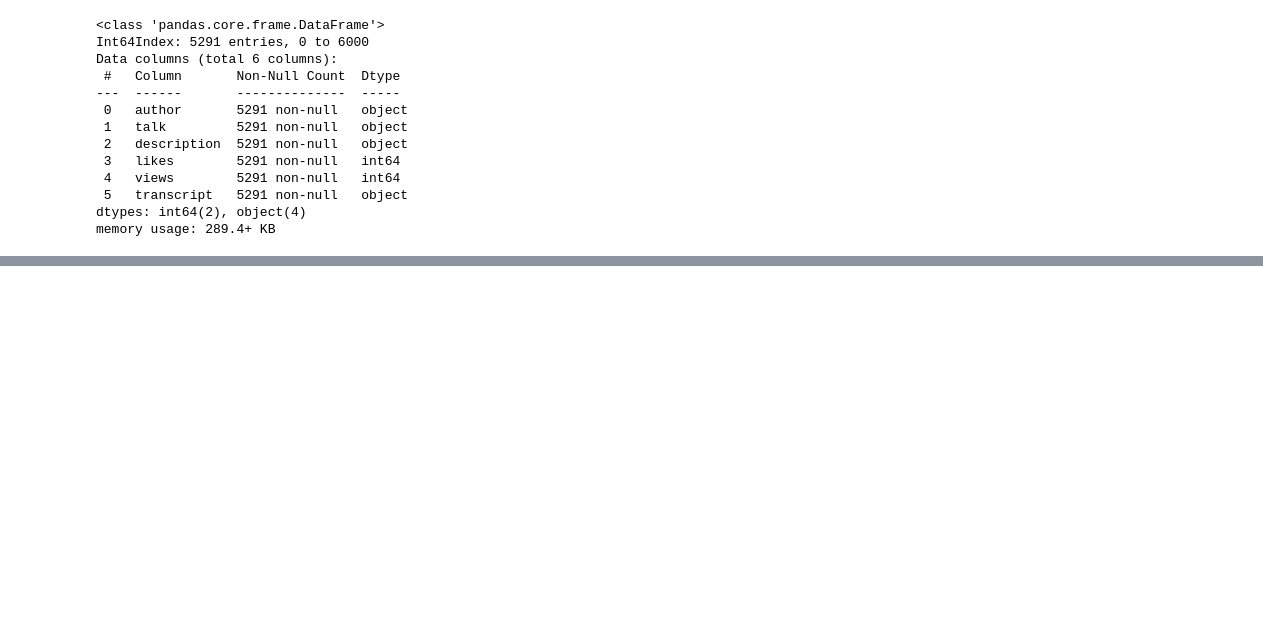
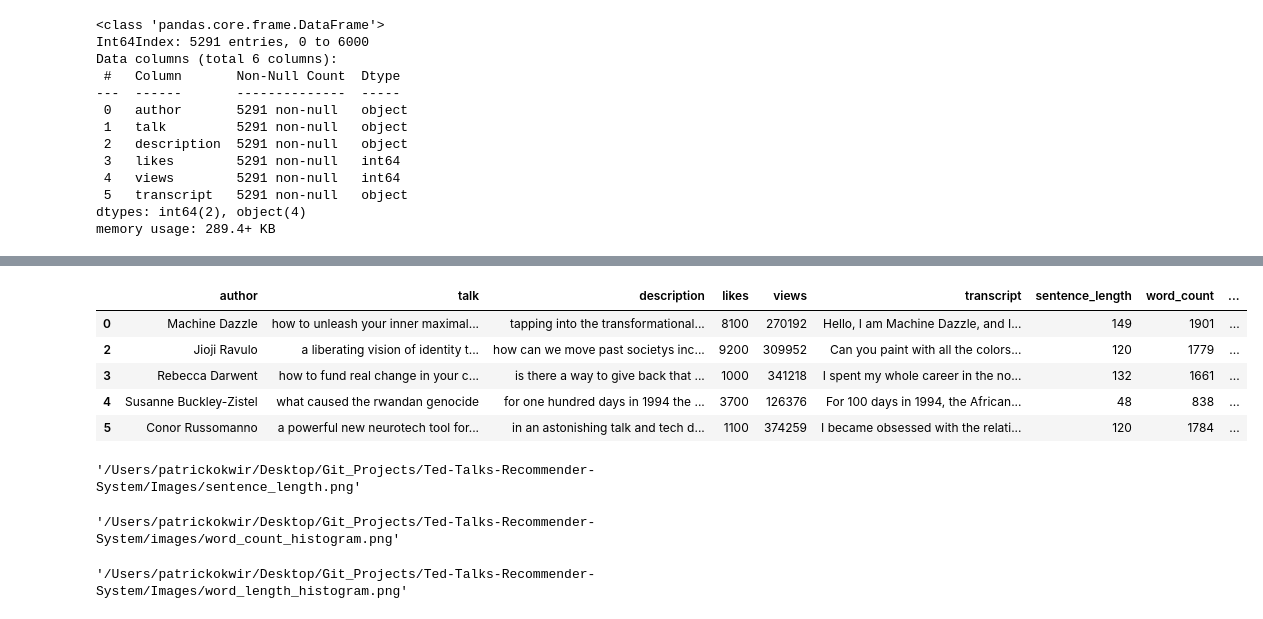
Before and after one commit to pokwir/Ted-Talks-Recommender-System, a Jupyter notebook: SRC/EDA.ipynb, the cells around one changed output, grey strips where cells are left out. Cells and saved outputs as stored; diff of their text form; code cells hidden in the pictures; blank space fills up the shorter version.

```diff
--- a/SRC/EDA.ipynb
+++ b/SRC/EDA.ipynb
@@ -253,0 +262,4 @@ df.to_csv('../Data_output/ted_talk_clean.csv')
+# %%
+data = '../Data_output/ted_talk_clean.csv'
+df = pd.read_csv(data, index_col=0)
+df.head()
@@ -254,2 +278,18 @@ df.to_csv('../Data_output/ted_talk_clean.csv')
+# %%
+# get sentence length for each transcript
+df['sentence_length'] = df['transcript'].apply(lambda x: len(x.split('.')))
+
+# get number of words for each transcript
+df['word_count'] = df['transcript'].apply(lambda x: len(x.split()))
+
+# get average word length for each transcript
+df['avg_word_length'] = df['transcript'].apply(lambda x: np.mean([len(w) for w in x.split()]))
 # %%
-df
+df.head()
+# %% [output]
+|  | author | talk | description | likes | views | transcript | sentence_length | word_count | ... |
+| 0 | Machine Dazzle | how to unleash your inner maximal... | tapping into the transformational... | 8100 | 270192 | Hello, I am Machine Dazzle, and I... | 149 | 1901 | ... |
+| 2 | Jioji Ravulo | a liberating vision of identity t... | how can we move past societys inc... | 9200 | 309952 | Can you paint with all the colors... | 120 | 1779 | ... |
+| 3 | Rebecca Darwent | how to fund real change in your c... | is there a way to give back that ... | 1000 | 341218 | I spent my whole career in the no... | 132 | 1661 | ... |
+| 4 | Susanne Buckley-Zistel | what caused the rwandan genocide | for one hundred days in 1994 the ... | 3700 | 126376 | For 100 days in 1994, the African... | 48 | 838 | ... |
+| 5 | Conor Russomanno | a powerful new neurotech tool for... | in an astonishing talk and tech d... | 1100 | 374259 | I became obsessed with the relati... | 120 | 1784 | ... |
@@ -255,0 +300,39 @@ df
+# %%
+# plot histogram of sentence length using ggplot
+
+p = ggplot(df, aes(x='sentence_length')) + \
+    geom_histogram(bins=50, color= 'white', fill = 'black') + \
+    labs(x='Sentence Length', y=' ') + \
+    theme_classic() + flavor_high_contrast_dark() +\
+    theme(axis_text_x = element_text(angle = 0, hjust = 1, color='orange'), axis_line_y= element_line(color= 'black'))+ \
+    ggtitle('') + font_family_info('Avenir', mono=False)
+p
+#save file as png path = './Images/sentence_length.png'
+ggsave(plot=p, filename='sentence_length.png', path = '../Images')
+# %% [output]
+'/Users/patrickokwir/Desktop/Git_Projects/Ted-Talks-Recommender-System/Images/sentence_length.png'
+# %%
+# Histogram of word count
+p = ggplot(df, aes(x='word_count')) + \
+    geom_histogram(bins=30, color= 'white', fill = 'black') + \
+    labs(x='Word Count', y=' ') + \
+    theme_classic() + \
+    theme(axis_text_x = element_text(angle = 0, hjust = 1, color='orange'), axis_line_y= element_line(color= 'black'))+ \
+    flavor_high_contrast_dark() + \
+    ggtitle('') + font_family_info('Avenir', mono=False)
+p
+ggsave(plot = p , filename = 'word_count_histogram.png', path = '../images/')
+# %% [output]
+'/Users/patrickokwir/Desktop/Git_Projects/Ted-Talks-Recommender-System/images/word_count_histogram.png'
+# %%
+#Histogram of average word length
+p = ggplot(df, aes(x='avg_word_length')) + \
+    geom_histogram(bins=50, color= 'white', fill = 'black') + \
+    labs(x='Average Word Length', y=' ') + \
+    theme_classic() + \
+    theme(axis_text_x = element_text(angle = 0, hjust = 1, color='orange'), axis_line_y= element_line(color= 'black'))+ \
+    flavor_high_contrast_dark() + \
+    ggtitle(' ') + font_family_info('Avenir', mono=False)
+ggsave(plot = p, filename = 'word_length_histogram.png', path='../Images/')
+# %% [output]
+'/Users/patrickokwir/Desktop/Git_Projects/Ted-Talks-Recommender-System/Images/word_length_histogram.png'
```
Also changed, not shown: parts of 27 cells of this notebook, 12 other files.
